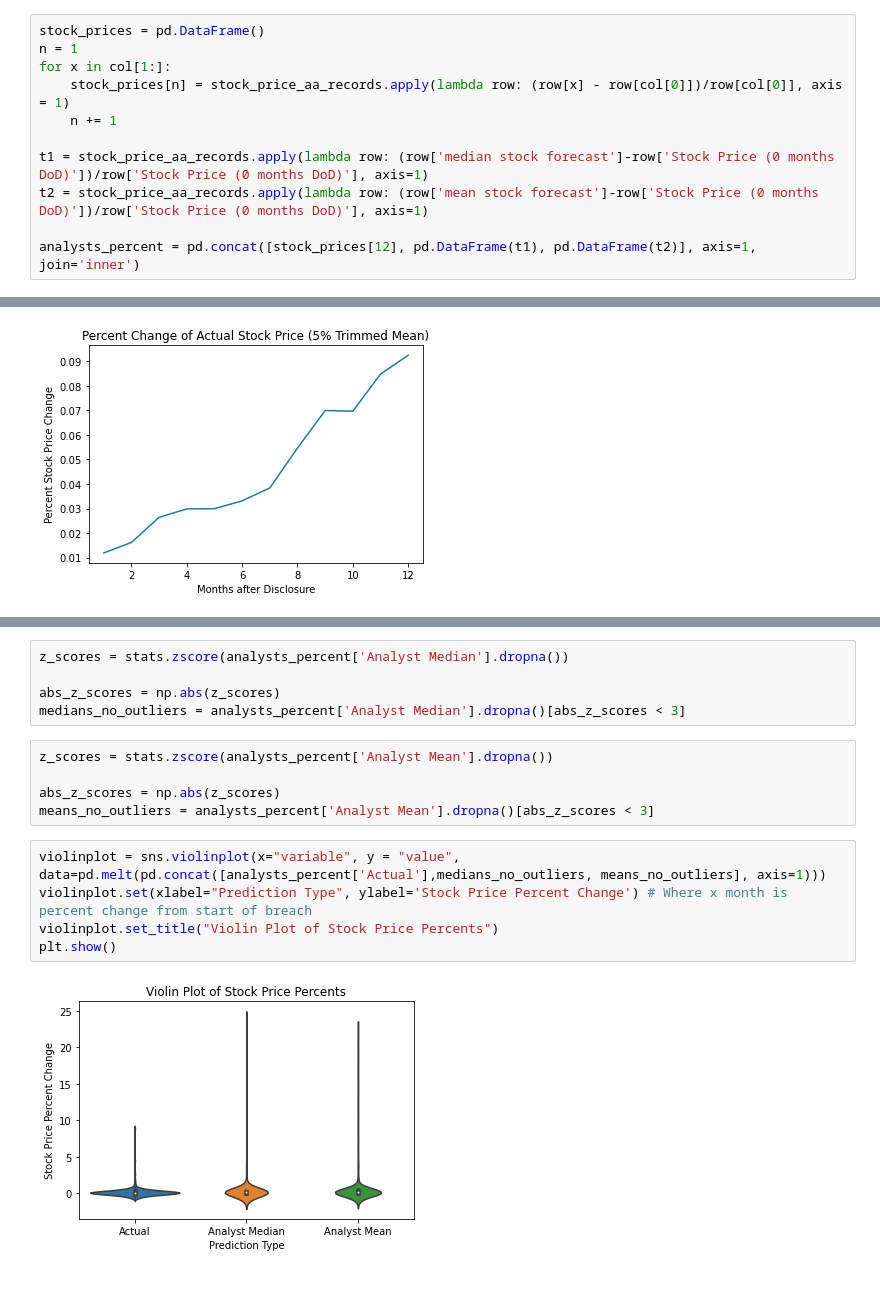
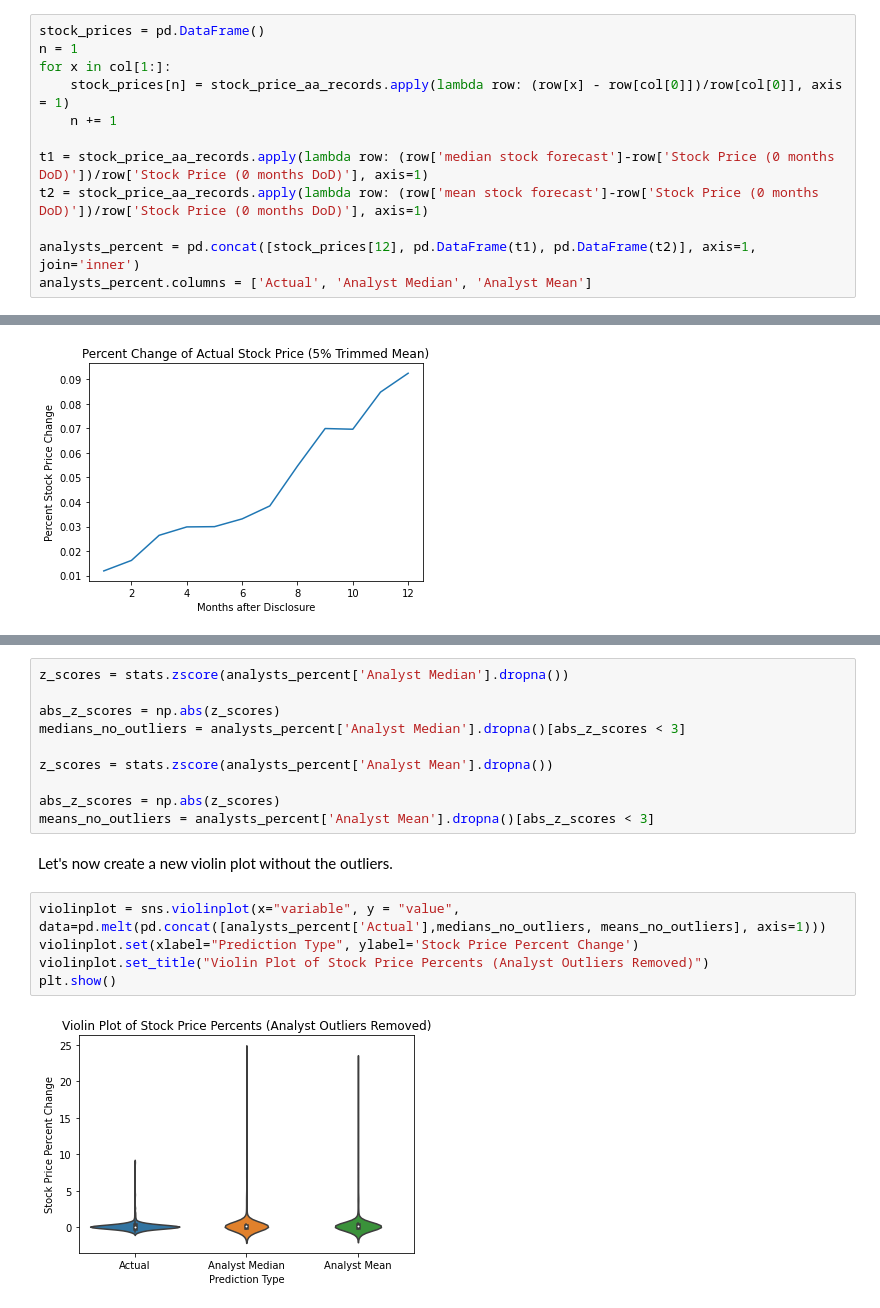
Before and after one commit to Zeyuzhao/BreachPrice, a Jupyter notebook: notebooks/main.ipynb, the cells around one changed output, grey strips where cells are left out. Saved outputs shown, nothing was run; the diff lists cells and outputs as text.

```diff
--- a/notebooks/main.ipynb
+++ b/notebooks/main.ipynb
@@ -195,5 +195,6 @@ t1 = stock_price_aa_records.apply(lambda row: (row['median stock forecast']-row[
 t2 = stock_price_aa_records.apply(lambda row: (row['mean stock forecast']-row['Stock Price (0 months DoD)'])/row['Stock Price (0 months DoD)'], axis=1)
 
 analysts_percent = pd.concat([stock_prices[12], pd.DataFrame(t1), pd.DataFrame(t2)], axis=1, join='inner')
+analysts_percent.columns = ['Actual', 'Analyst Median', 'Analyst Mean']
 # %% [markdown]
 <h2>Exploratory Data Analysis</h2>
@@ -254,15 +282,17 @@ z_scores = stats.zscore(analysts_percent['Analyst Median'].dropna())
 
 abs_z_scores = np.abs(z_scores)
 medians_no_outliers = analysts_percent['Analyst Median'].dropna()[abs_z_scores < 3]
+
+z_scores = stats.zscore(analysts_percent['Analyst Mean'].dropna())
+
+abs_z_scores = np.abs(z_scores)
+means_no_outliers = analysts_percent['Analyst Mean'].dropna()[abs_z_scores < 3]
-# %%
-z_scores = stats.zscore(analysts_percent['Analyst Mean'].dropna())
-
-abs_z_scores = np.abs(z_scores)
-means_no_outliers = analysts_percent['Analyst Mean'].dropna()[abs_z_scores < 3]
+# %% [markdown]
+Let's now create a new violin plot without the outliers.
 # %%
 violinplot = sns.violinplot(x="variable", y = "value", data=pd.melt(pd.concat([analysts_percent['Actual'],medians_no_outliers, means_no_outliers], axis=1)))
-violinplot.set(xlabel="Prediction Type", ylabel='Stock Price Percent Change') # Where x month is percent change from start of breach
-violinplot.set_title("Violin Plot of Stock Price Percents")
+violinplot.set(xlabel="Prediction Type", ylabel='Stock Price Percent Change')
+violinplot.set_title("Violin Plot of Stock Price Percents (Analyst Outliers Removed)")
 plt.show()
 # %% [output]
-[figure, old version]
+[figure, new version]
```
Also changed, not shown: parts of 33 cells of this notebook.
